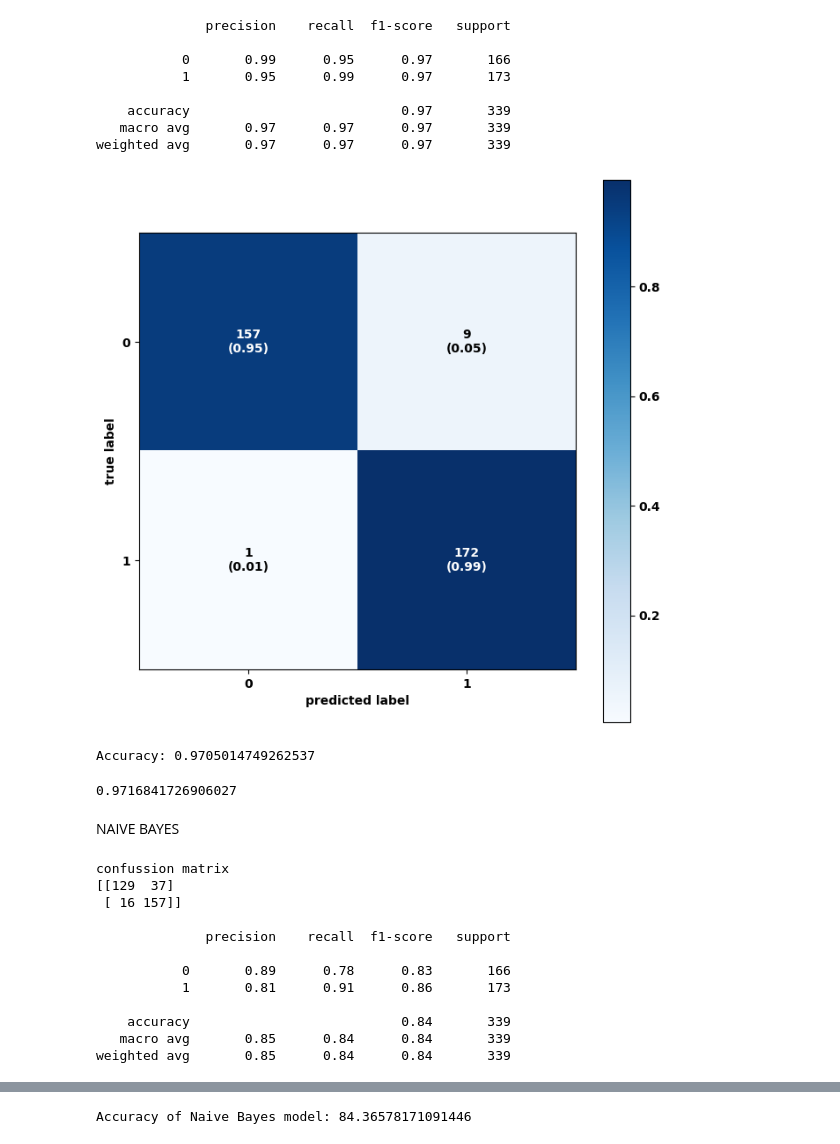
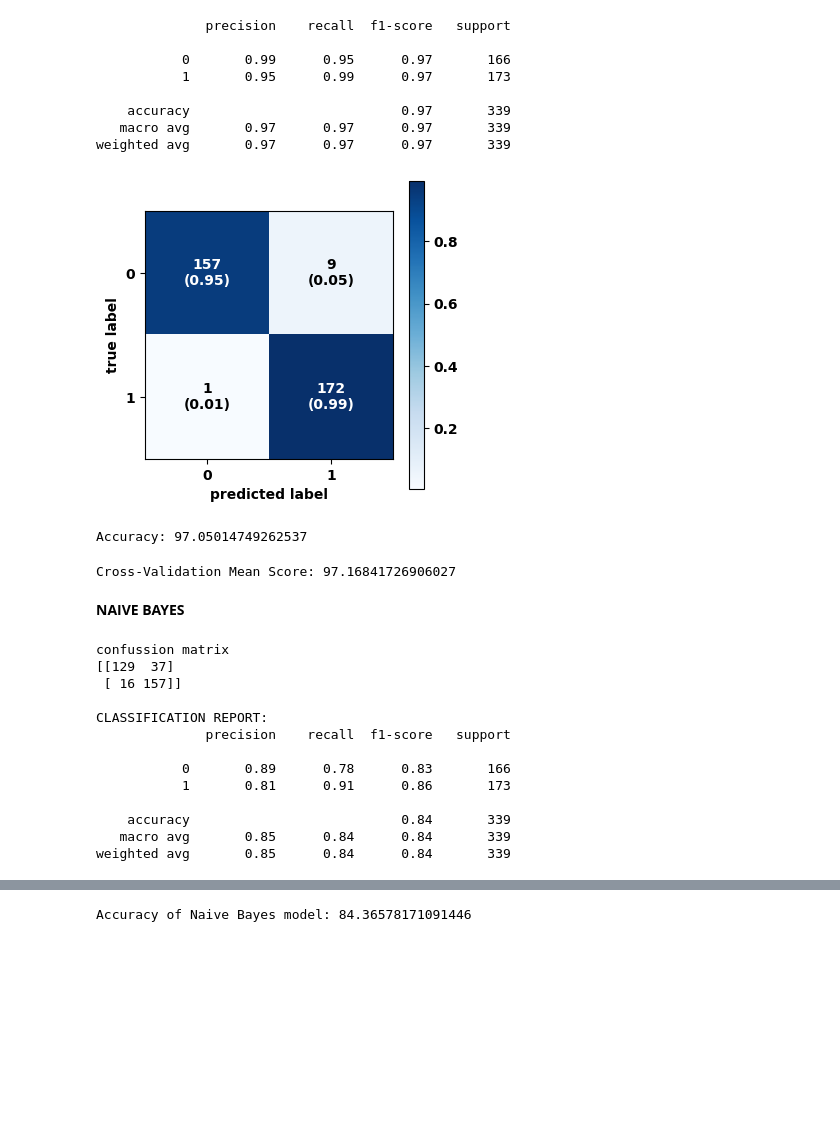
Before and after one commit to ibrahimkoc33/Heart-Disease-Prediction, a Jupyter notebook: HeartDiseasePrediction.ipynb, the cells around one changed output, grey strips where cells are left out. Cells and saved outputs as stored; diff of their text form; code cells hidden in the pictures; blank space fills up the shorter version.

```diff
--- a/HeartDiseasePrediction.ipynb
+++ b/HeartDiseasePrediction.ipynb
@@ -145,7 +154,8 @@ plt.show()
 # %%
 #ONE HOT ENCODER: kategorik olan sütunlar one-hot encoding ile dönüştürülüyor. Her bir kategorik değer, ayrı bir sütun haline getirilir ve bu sütunlar 0 veya 1 değerlerini alır.
 #Bu, makine öğrenimi algoritmalarının kategorik verilerle çalışmasını kolaylaştırır.
-dataset=pd.get_dummies(data,columns=["sex","cp","fbs","restecg","exang","slope","ca","thal"])
+columns_to_encode=["sex","cp","fbs","restecg","exang","slope","ca","thal"]
+dataset=pd.get_dummies(data,columns=columns_to_encode)
 # %%
 # Normalizasyon sayısal özellikler (age, trestbps, chol, thalach, oldpeak) StandardScaler kullanılarak normalize edilir.
 #Normalizasyon, özelliklerin aynı ölçeğe sahip olmasını sağlar, bu da birçok makine öğrenimi algoritması için önemlidir.
@@ -264,8 +309,8 @@ rfc.fit(x_train,y_train)
 # %% [output]
 RandomForestClassifier(max_depth=7, n_estimators=20, random_state=12)
 # %%
-y_pred=rfc.predict(x_test)
-y_pred_quant=rfc.predict_proba(x_test)[:,1]
+randomForest_y_pred=randomForest.predict(x_test)
+randomForest_y_pred_quant=randomForest.predict_proba(x_test)[:,1]
 # %%
 print(classification_report(y_test,y_pred))
 # %% [output]
@@ -280,41 +325,44 @@ weighted avg       0.97      0.97      0.97       339
 # %%
 from sklearn import metrics
 from mlxtend.plotting import plot_confusion_matrix
 cm=metrics.confusion_matrix(y_true=y_test,y_pred=y_pred)
 plot_confusion_matrix(conf_mat=cm,
                       show_absolute=True,
                       show_normed=True,
                       colorbar=True,
-                      figsize=(8,8))
+                      figsize=(4,4))
 
 plt.show()
 # %% [output]
-[figure, old version]
+[figure, new version]
 # %%
-print("Accuracy:",metrics.accuracy_score(y_true=y_test,y_pred=y_pred),"\n")
+randomForest_acc_score = accuracy_score(y_test, randomForest_y_pred)
+print("Accuracy:",metrics.accuracy_score(y_true=y_test,y_pred=y_pred)*100,"\n")
 # %% [output]
-Accuracy: 0.9705014749262537
+Accuracy: 97.05014749262537
 # %%
-score=cross_val_score(rfc,x,y,cv=7)
-score.mean()
+score=cross_val_score(randomForest,x,y,cv=7)
+print("Cross-Validation Mean Score:", score.mean()*100)
 # %% [output]
-0.9716841726906027
+Cross-Validation Mean Score: 97.16841726906027
-# %% [markdown]
-NAIVE BAYES
+# %% [markdown]
+**NAIVE BAYES**
 # %%
-nb = GaussianNB()
-nb.fit(x_train,y_train)
-nbpred = nb.predict(x_test)
-nb_conf_matrix = confusion_matrix(y_test, nbpred)
-nb_acc_score = accuracy_score(y_test, nbpred)
+naiveBayes = GaussianNB()
+naiveBayes.fit(x_train,y_train)
+naiveBayes_pred = naiveBayes.predict(x_test)
+naiveBayes_conf_matrix = confusion_matrix(y_test, naiveBayes_pred)
+naiveBayes_acc_score = accuracy_score(y_test, naiveBayes_pred)
 print("confussion matrix")
-print(nb_conf_matrix,"\n")
-print(classification_report(y_test,nbpred))
+print(naiveBayes_conf_matrix,"\n")
+print("CLASSIFICATION REPORT:")
+print(classification_report(y_test,naiveBayes_pred))
 # %% [output]
 confussion matrix
 [[129  37]
  [ 16 157]]
 
+CLASSIFICATION REPORT:
               precision    recall  f1-score   support
 
            0       0.89      0.78      0.83       166
```
Also changed, not shown: parts of 54 cells of this notebook.
